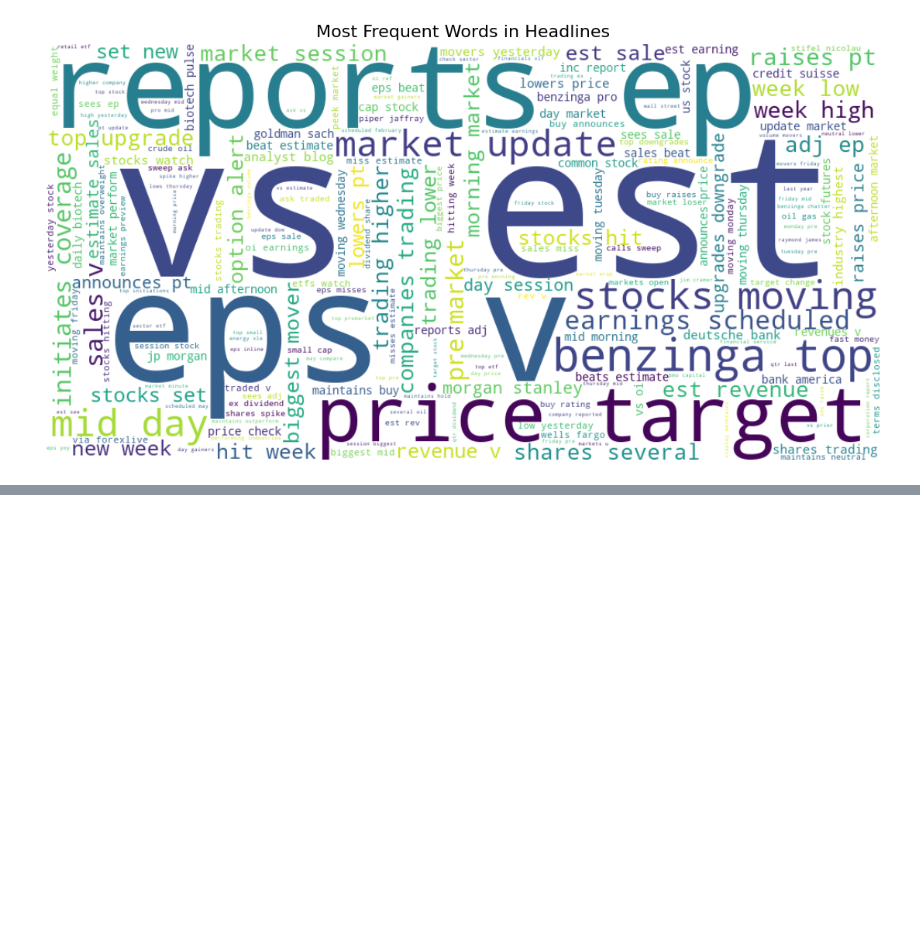
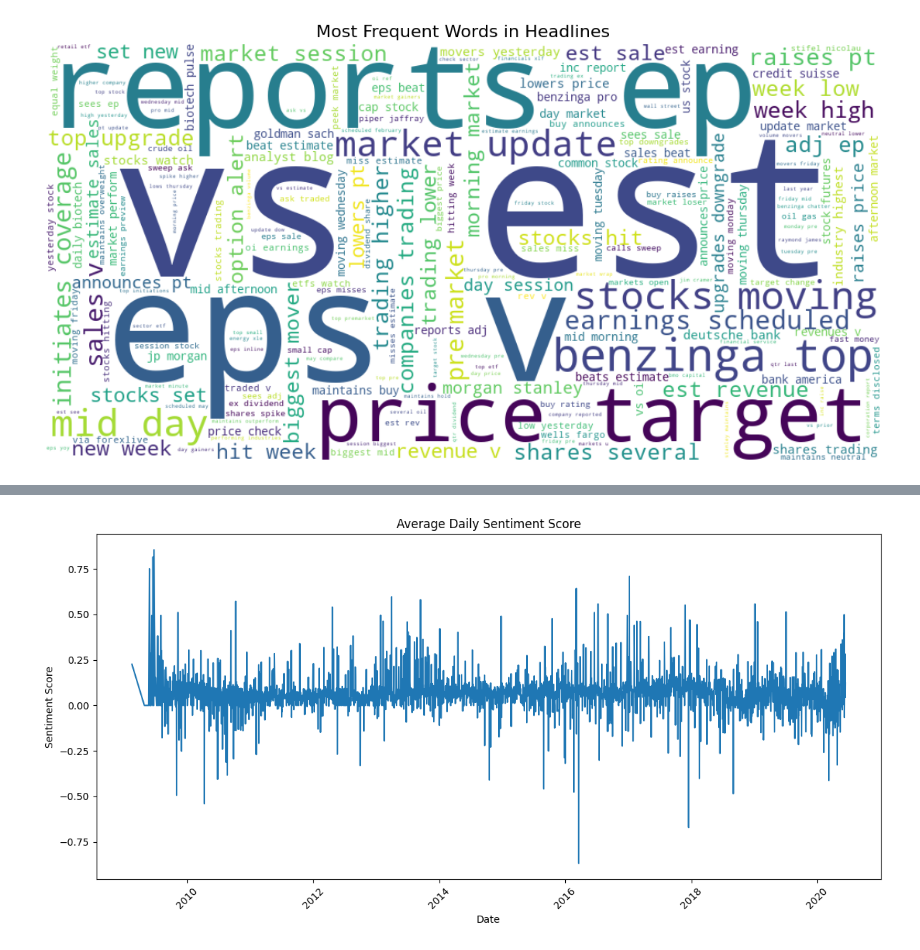
Before and after one commit to menyichel7/nova-financial-week1, a Jupyter notebook: notebooks/task_1_eda.ipynb, the cells around one changed output, grey strips where cells are left out. Drawn from its saved outputs; the diff is of its cells as text; code cells hidden in the pictures; blank space fills up the shorter version.

```diff
--- a/notebooks/task_1_eda.ipynb
+++ b/notebooks/task_1_eda.ipynb
@@ -133,0 +166,14 @@ plt.show()
+# %%
+# Group by day
+daily_sentiment = df.groupby(df['date'].dt.date)['sentiment_score'].mean()
+
+plt.figure(figsize=(12, 6))
+sns.lineplot(x=daily_sentiment.index, y=daily_sentiment.values)
+plt.title("Average Daily Sentiment Score")
+plt.xlabel("Date")
+plt.ylabel("Sentiment Score")
+plt.xticks(rotation=45)
+plt.tight_layout()
+plt.show()
+# %% [output]
+[figure, added]
```
Also changed, not shown: parts of 3 cells of this notebook.
